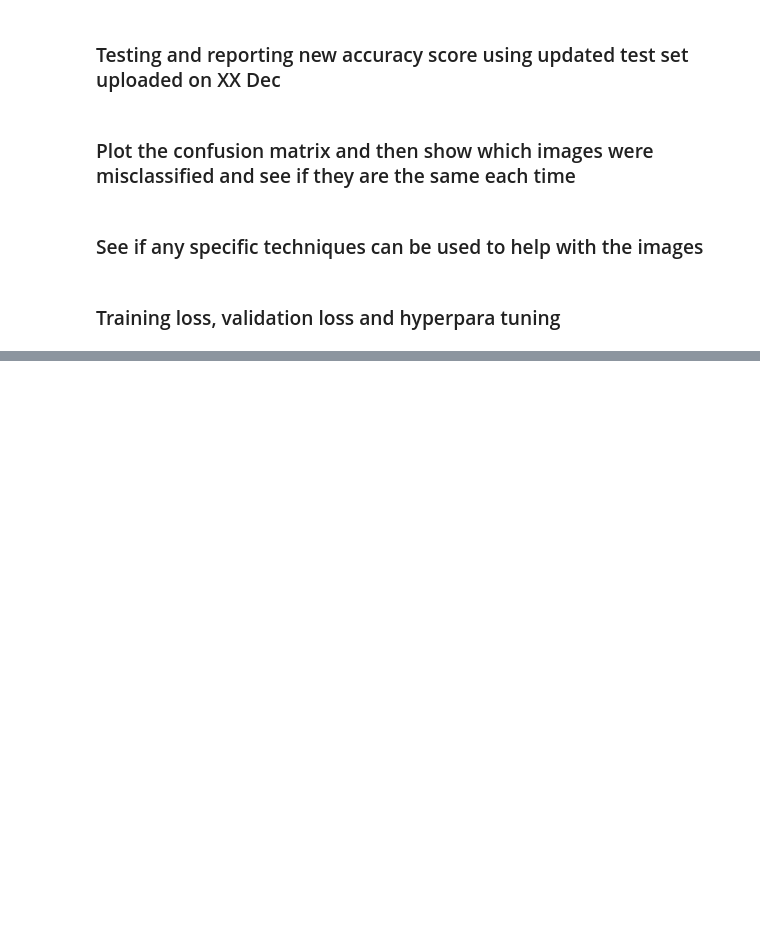
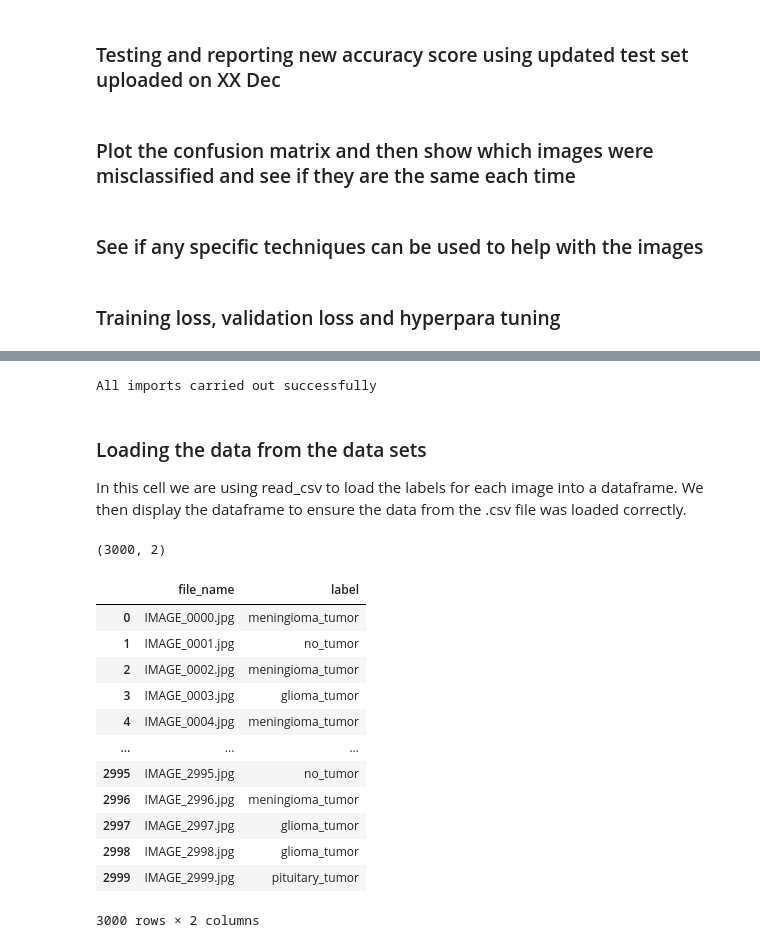
Before and after one commit to yousef-m11/AMLS_21-22_SN18014580, a Jupyter notebook: Support Vector Machine (SVM) for Task A - Binary Classification.ipynb, the cells around one changed output, grey strips where cells are left out. Drawn from its saved outputs; the diff is of its cells as text; code cells hidden in the pictures; blank space fills up the shorter version.

```diff
--- a/Support Vector Machine (SVM) for Task A - Binary Classification.ipynb
+++ b/Support Vector Machine (SVM) for Task A - Binary Classification.ipynb
@@ -176,0 +193,51 @@ print(classification_report(yTest,y_Pred))#text report showing the main classifi
+# %%
+import pandas as pd
+import numpy as np
+
+from sklearn.model_selection import train_test_split, GridSearchCV
+from sklearn.linear_model import LogisticRegression   #################
+from sklearn.metrics import confusion_matrix, classification_report,accuracy_score
+
+from skimage import io
+from skimage.io import imread, imshow
+from skimage.color import rgb2grey, rgb2gray
+
+#import tensorflow as tf
+#from keras.preprocessing import image
+import matplotlib.pyplot as plt
+
+import os
+from os import listdir
+
+from datetime import datetime
+
+print("All imports carried out successfully")
+# %% [output]
+All imports carried out successfully
+# %% [markdown]
+### Loading the data from the data sets
+
+In this cell we are using read_csv to load the labels for each image into a dataframe. We then display the dataframe to ensure the data from the .csv file was loaded correctly.
+# %%
+#Loading the CSV file 'label' containing the different labels for each MRI Scan
+
+tumour_labels = pd.read_csv('./dataset/label.csv')
+print(tumour_labels.shape) #Outputs array with the shape of the dataframe to ensure all images, filenames and labels loaded
+# %% [output]
+(3000, 2)
+# %%
+tumour_labels #Displaying data frame to visually ensure data loaded correctly
+# %% [output]
+|  | file_name | label |
+| 0 | IMAGE_0000.jpg | meningioma_tumor |
+| 1 | IMAGE_0001.jpg | no_tumor |
+| 2 | IMAGE_0002.jpg | meningioma_tumor |
+| 3 | IMAGE_0003.jpg | glioma_tumor |
+| 4 | IMAGE_0004.jpg | meningioma_tumor |
+| ... | ... | ... |
+| 2995 | IMAGE_2995.jpg | no_tumor |
+| 2996 | IMAGE_2996.jpg | meningioma_tumor |
+| 2997 | IMAGE_2997.jpg | glioma_tumor |
+| 2998 | IMAGE_2998.jpg | glioma_tumor |
+| 2999 | IMAGE_2999.jpg | pituitary_tumor |
+3000 rows × 2 columns
```
Also changed, not shown: parts of 21 cells of this notebook.
